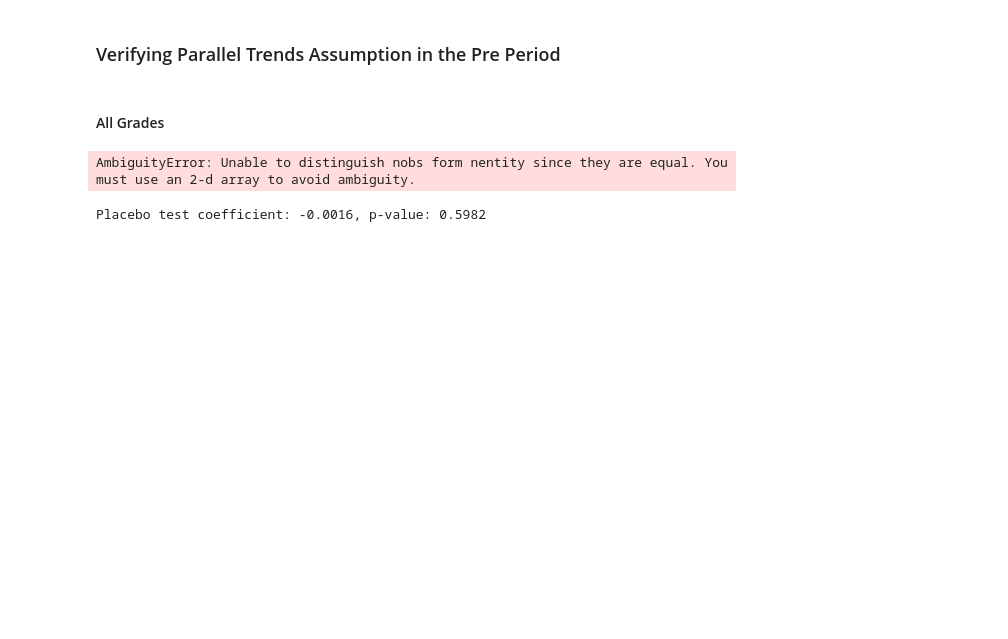
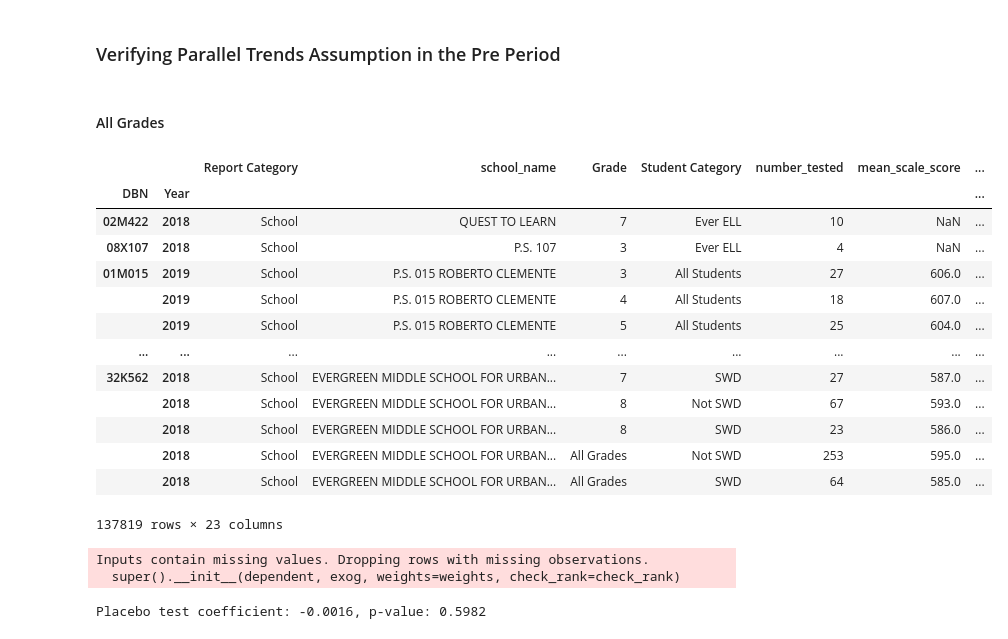
Before and after one commit to madisonajones/Master-s-Project, a Jupyter notebook: Week10_11_New_Models.ipynb, the cells around one changed output. Drawn from its saved outputs; the diff is of its cells as text; code cells hidden in the pictures; blank space fills up the shorter version.

```diff
--- a/Week10_11_New_Models.ipynb
+++ b/Week10_11_New_Models.ipynb
@@ -78,3 +74,24 @@ pre_data_test = pre_data_test.set_index(['DBN', 'Year']) # set index for PanelOL
+# %%
+pre_data_test = pre_data[pre_data['Report Category'] == 'School'].copy() # only school, no district or citywide
+
+pre_data_test = pre_data_test.set_index(['DBN', 'Year']) # set index for PanelOLS
+# %%
+pre_data_test
+# %% [output]
+|  |  | Report Category | school_name | Grade | Student Category | number_tested | mean_scale_score | ... |
+| DBN | Year |  |  |  |  |  |  | ... |
+| 02M422 | 2018 | School | QUEST TO LEARN | 7 | Ever ELL | 10 | NaN | ... |
+| 08X107 | 2018 | School | P.S. 107 | 3 | Ever ELL | 4 | NaN | ... |
+| 01M015 | 2019 | School | P.S. 015 ROBERTO CLEMENTE | 3 | All Students | 27 | 606.0 | ... |
+|  | 2019 | School | P.S. 015 ROBERTO CLEMENTE | 4 | All Students | 18 | 607.0 | ... |
+|  | 2019 | School | P.S. 015 ROBERTO CLEMENTE | 5 | All Students | 25 | 604.0 | ... |
+| ... | ... | ... | ... | ... | ... | ... | ... | ... |
+| 32K562 | 2018 | School | EVERGREEN MIDDLE SCHOOL FOR URBAN... | 7 | SWD | 27 | 587.0 | ... |
+|  | 2018 | School | EVERGREEN MIDDLE SCHOOL FOR URBAN... | 8 | Not SWD | 67 | 593.0 | ... |
+|  | 2018 | School | EVERGREEN MIDDLE SCHOOL FOR URBAN... | 8 | SWD | 23 | 586.0 | ... |
+|  | 2018 | School | EVERGREEN MIDDLE SCHOOL FOR URBAN... | All Grades | Not SWD | 253 | 595.0 | ... |
+|  | 2018 | School | EVERGREEN MIDDLE SCHOOL FOR URBAN... | All Grades | SWD | 64 | 585.0 | ... |
+137819 rows × 23 columns
 # %%
 # testing parallel trends with a placebo DiD model using PanelOLS
 parallel_trends_model = PanelOLS(
@@ -85,7 +102,8 @@ parallel_trends_model = PanelOLS(
     weights = pre_data_test['number_tested']
 ).fit(cov_type='clustered', cluster_entity=True)
 # %% [output]
-AmbiguityError: Unable to distinguish nobs form nentity since they are equal. You must use an 2-d array to avoid ambiguity.
+Inputs contain missing values. Dropping rows with missing observations.
+  super().__init__(dependent, exog, weights=weights, check_rank=check_rank)
 # %%
 print(f"Placebo test coefficient: {parallel_trends_model.params['fake_treated_cont']:.4f}, p-value: {parallel_trends_model.pvalues['fake_treated_cont']:.4f}")
 # %% [output]
```
Also changed, not shown: parts of 34 cells of this notebook, 7 other files.
